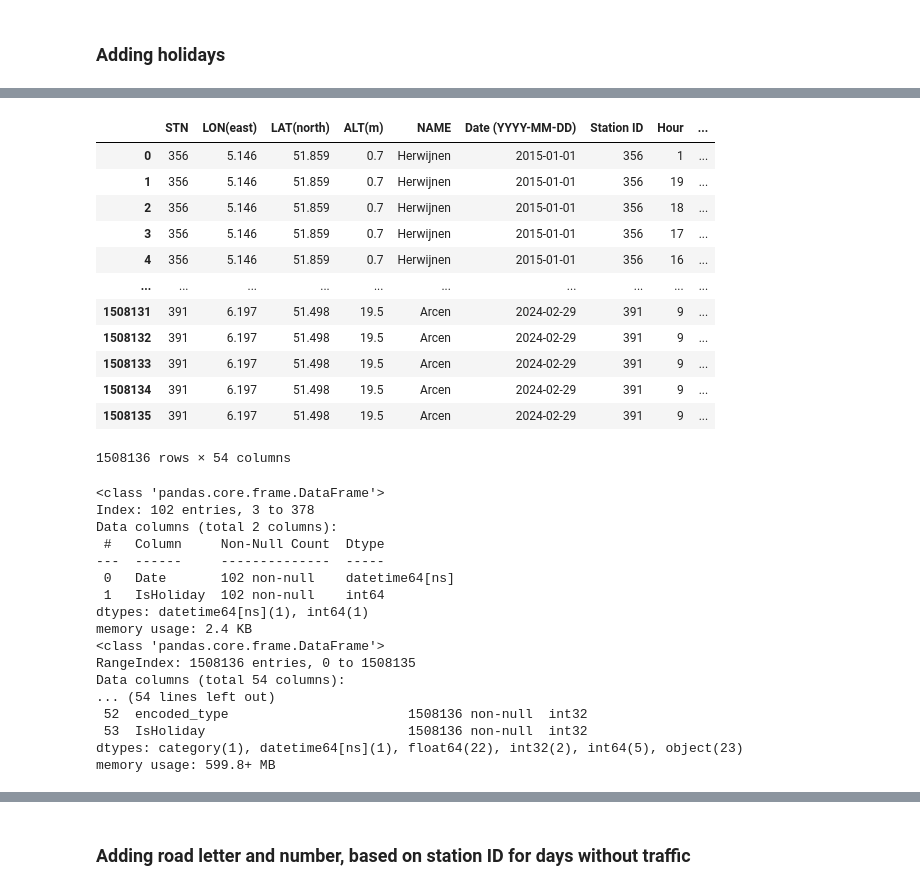
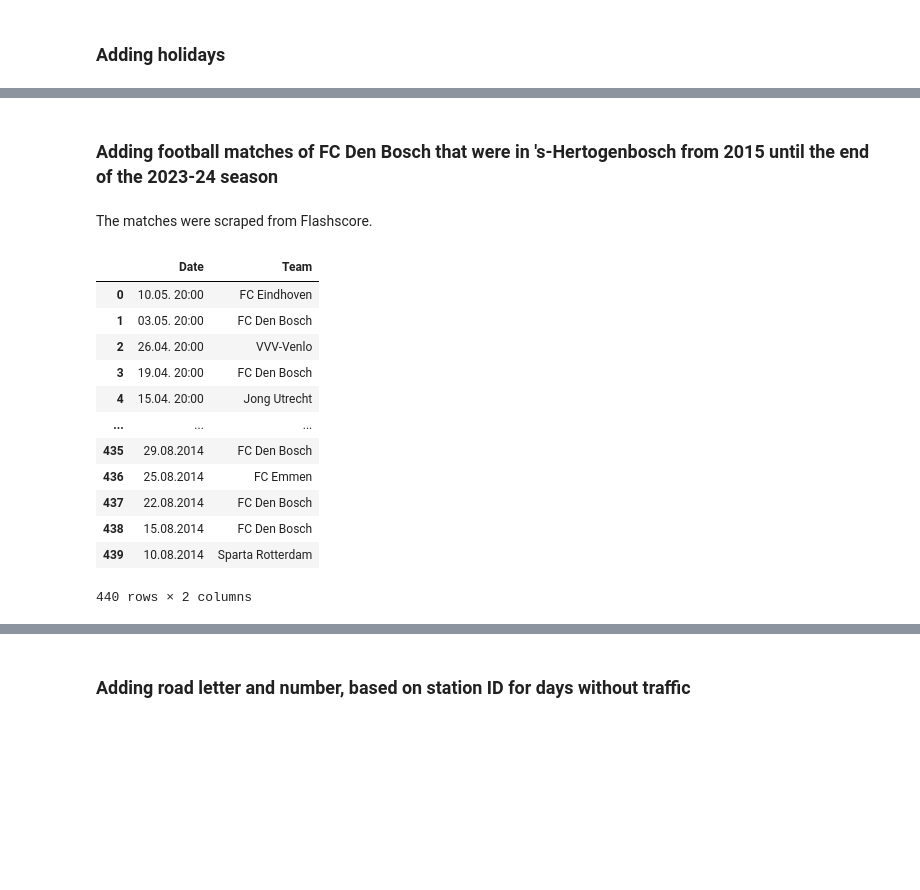
Before and after one commit to mhristev/TodayAI, a Jupyter notebook: MainFile.ipynb, the cells around one changed output, grey strips where cells are left out. Cells and saved outputs as stored; diff of their text form; code cells hidden in the pictures; blank space fills up the shorter version.

```diff
--- a/MainFile.ipynb
+++ b/MainFile.ipynb
@@ -707,37 +629,39 @@ merged_left_test = merged_left_test.drop(columns=['Date'])
-# %%
-merged_left_test
-# %% [output]
-|  | STN | LON(east) | LAT(north) | ALT(m) | NAME | Date (YYYY-MM-DD) | Station ID | Hour | ... |
-| 0 | 356 | 5.146 | 51.859 | 0.7 | Herwijnen | 2015-01-01 | 356 | 1 | ... |
-| 1 | 356 | 5.146 | 51.859 | 0.7 | Herwijnen | 2015-01-01 | 356 | 19 | ... |
-| 2 | 356 | 5.146 | 51.859 | 0.7 | Herwijnen | 2015-01-01 | 356 | 18 | ... |
-| 3 | 356 | 5.146 | 51.859 | 0.7 | Herwijnen | 2015-01-01 | 356 | 17 | ... |
-| 4 | 356 | 5.146 | 51.859 | 0.7 | Herwijnen | 2015-01-01 | 356 | 16 | ... |
-| ... | ... | ... | ... | ... | ... | ... | ... | ... | ... |
-| 1508131 | 391 | 6.197 | 51.498 | 19.5 | Arcen | 2024-02-29 | 391 | 9 | ... |
-| 1508132 | 391 | 6.197 | 51.498 | 19.5 | Arcen | 2024-02-29 | 391 | 9 | ... |
-| 1508133 | 391 | 6.197 | 51.498 | 19.5 | Arcen | 2024-02-29 | 391 | 9 | ... |
-| 1508134 | 391 | 6.197 | 51.498 | 19.5 | Arcen | 2024-02-29 | 391 | 9 | ... |
-| 1508135 | 391 | 6.197 | 51.498 | 19.5 | Arcen | 2024-02-29 | 391 | 9 | ... |
-1508136 rows × 54 columns
-# %%
-holiday.info()
-merged_left_test.info()
-# %% [output]
-<class 'pandas.core.frame.DataFrame'>
-Index: 102 entries, 3 to 378
-Data columns (total 2 columns):
- #   Column     Non-Null Count  Dtype
----  ------     --------------  -----
- 0   Date       102 non-null    datetime64[ns]
- 1   IsHoliday  102 non-null    int64
-dtypes: datetime64[ns](1), int64(1)
-memory usage: 2.4 KB
-<class 'pandas.core.frame.DataFrame'>
-RangeIndex: 1508136 entries, 0 to 1508135
-Data columns (total 54 columns):
-... (54 lines left out)
- 52  encoded_type                       1508136 non-null  int32
- 53  IsHoliday                          1508136 non-null  int32
-dtypes: category(1), datetime64[ns](1), float64(22), int32(2), int64(5), object(23)
-memory usage: 599.8+ MB
+# %% [markdown]
+### Adding football matches of FC Den Bosch that were in 's-Hertogenbosch from 2015 until the end of the 2023-24 season
+# %% [markdown]
+The matches were scraped from Flashscore.
+# %%
+# Read match dates from match_dates.txt
+with open('match_dates.txt', 'r', encoding='utf-8') as file:
+    match_dates = file.readlines()
+# Remove any extra whitespace or newline characters
+match_dates = [date.strip() for date in match_dates]
+
+# Read participants from participants.txt
+with open('participants.txt', 'r', encoding='utf-8') as file:
+    participants = file.readlines()
+# Remove any extra whitespace or newline characters
+participants = [participant.strip() for participant in participants]
+
+# Create a DataFrame
+football = pd.DataFrame({
+    'Date': match_dates,
+    'Team': participants
+})
+
+# Display the DataFrame
+football
+# %% [output]
+|  | Date | Team |
+| 0 | 10.05. 20:00 | FC Eindhoven |
+| 1 | 03.05. 20:00 | FC Den Bosch |
+| 2 | 26.04. 20:00 | VVV-Venlo |
+| 3 | 19.04. 20:00 | FC Den Bosch |
+| 4 | 15.04. 20:00 | Jong Utrecht |
+| ... | ... | ... |
+| 435 | 29.08.2014 | FC Den Bosch |
+| 436 | 25.08.2014 | FC Emmen |
+| 437 | 22.08.2014 | FC Den Bosch |
+| 438 | 15.08.2014 | FC Den Bosch |
+| 439 | 10.08.2014 | Sparta Rotterdam |
+440 rows × 2 columns
```
Also changed, not shown: parts of 31 cells of this notebook.
